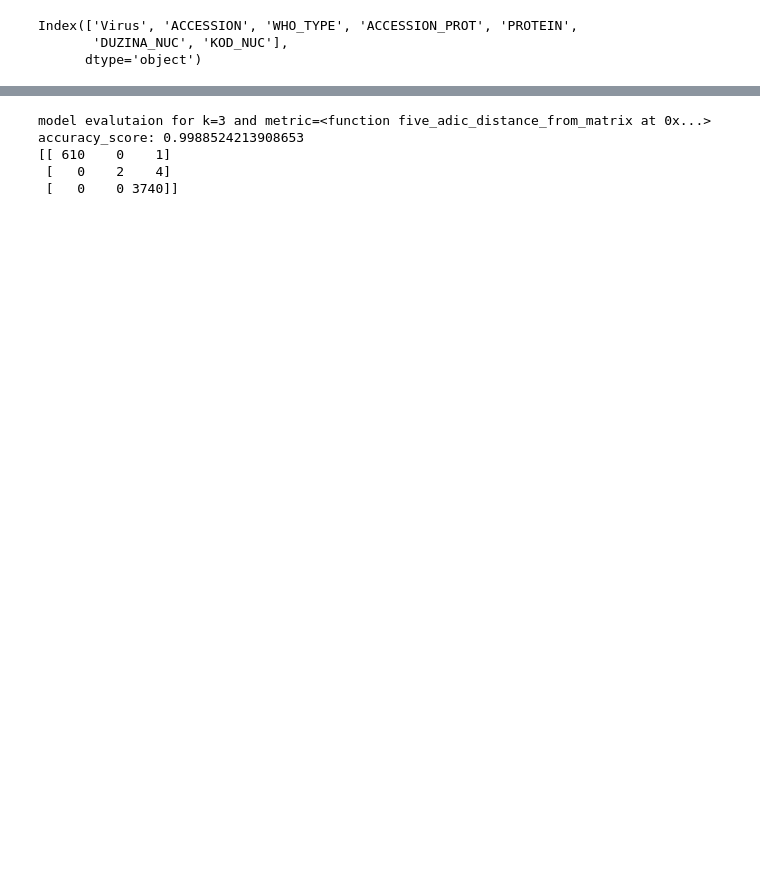
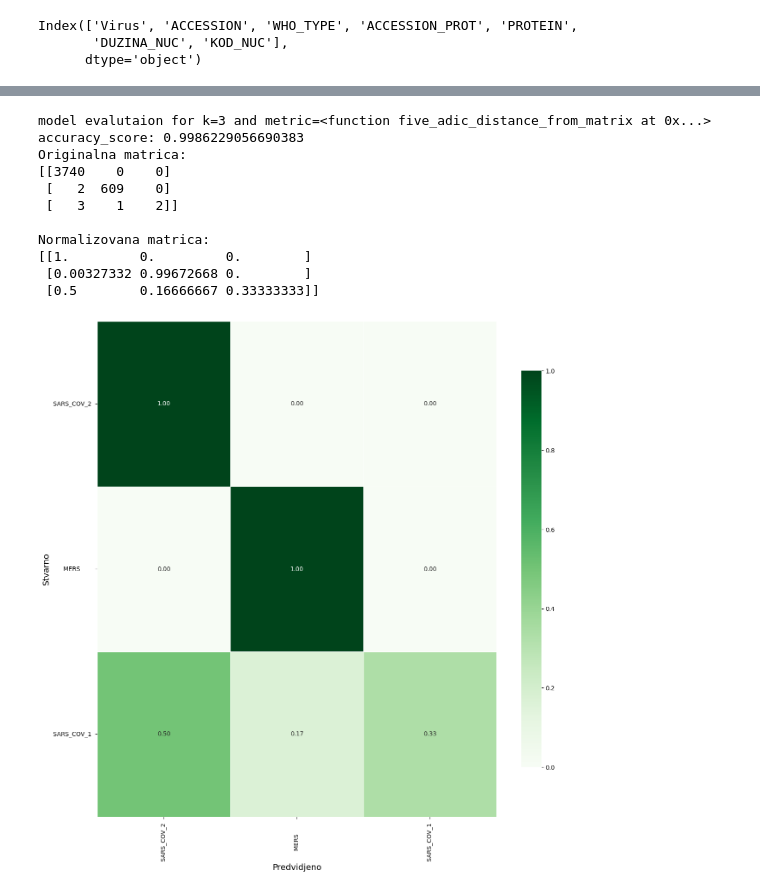
Before and after one commit to bodomilan/ip2_projekat, a Jupyter notebook: source/KNN_on_full_length.ipynb, the cells around one changed output, grey strips where cells are left out. Saved outputs shown, nothing was run; the diff lists cells and outputs as text; code cells hidden in the pictures; blank space fills up the shorter version.

```diff
--- a/source/KNN_on_full_length.ipynb
+++ b/source/KNN_on_full_length.ipynb
@@ -49,31 +70,72 @@ def five_adic_distance_from_matrix(x, y):
 # %%
 y_virus=X["Virus"]
 X_virus=[] # potreban nam je samo indeks
-
+labels=y_virus.unique()
 # na svaku instancu X_virus smo appendovali njen index
 for i in range(len(y_virus)):
     X_virus.append([0, i]) # 0 je dodata zbog knn da ne pravi problem
 
 X_train, X_test, y_train, y_test = train_test_split(X_virus, y_virus, test_size=0.33, stratify=y_virus)
+# %%
+import seaborn as sns
+import matplotlib.pyplot as plt
+
+def visualisation_cm(cm,labels):
+
+    plt.figure(figsize=(15,15), dpi=100)
+
+    plt.tight_layout()
+    zbir_po_redu = cm.sum(axis=1, keepdims=True)
+    normalizovana_matrica = cm / zbir_po_redu
+
+    print("Originalna matrica:")
+    print(cm)
+    print("\nNormalizovana matrica:")
+    print(normalizovana_matrica)
+
+
+    ax = sns.heatmap(normalizovana_matrica, annot=True, cmap="Greens",linewidth=.5,fmt=".2f", cbar_kws={"shrink": 0.8})
+
+    ax.set_xlabel("Predvidjeno", fontsize=14)
+    ax.xaxis.set_ticklabels(labels)
+
+
+    ax.set_ylabel("Stvarno", fontsize=14)
+    ax.yaxis.set_ticklabels(labels)
+
+    plt.xticks(rotation=90)
+    plt.yticks(rotation=0)
+
+    #ax.set_title("Confusion Matrix for the Diabetes Detection Model", fontsize=14, pad=20)
+
+    plt.show()
 # %%
 from sklearn.metrics import accuracy_score, confusion_matrix
 
-def perform_and_evaluate_knn(k, metric):
+def perform_and_evaluate_knn(k, metric,X_train,X_test,y_train,y_test,labels):
     model = KNeighborsClassifier(n_neighbors=k, algorithm='ball_tree', metric=metric)
     model.fit(X_train, y_train)
 
     y_pred=model.predict(X_test)
     print(f'model evalutaion for k={k} and metric={str(metric)}')
     print(f'accuracy_score: {accuracy_score(y_test,y_pred)}')
-    print(confusion_matrix(y_test,y_pred))
+    cm= confusion_matrix(y_test,y_pred,labels=labels)
+    visualisation_cm(cm,labels)
 # %%
-perform_and_evaluate_knn(3, five_adic_distance_from_matrix)
+perform_and_evaluate_knn(3, five_adic_distance_from_matrix,X_train,X_test,y_train,y_test,labels)
 # %% [output]
 model evalutaion for k=3 and metric=<function five_adic_distance_from_matrix at 0x...>
-accuracy_score: 0.9988524213908653
-[[ 610    0    1]
- [   0    2    4]
- [   0    0 3740]]
+accuracy_score: 0.9986229056690383
+Originalna matrica:
+[[3740    0    0]
+ [   2  609    0]
+ [   3    1    2]]
+
+Normalizovana matrica:
+[[1.         0.         0.        ]
+ [0.00327332 0.99672668 0.        ]
+ [0.5        0.16666667 0.33333333]]
+[figure, added]
 # %%
 y_protein = X["PROTEIN"]
 X_protein = X_virus
```
Also changed, not shown: parts of 9 cells of this notebook, 1 other file.
